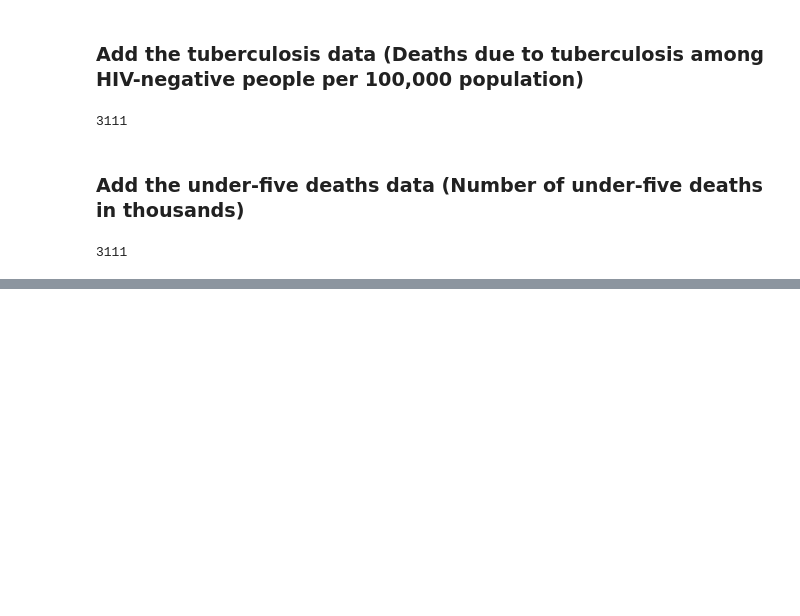
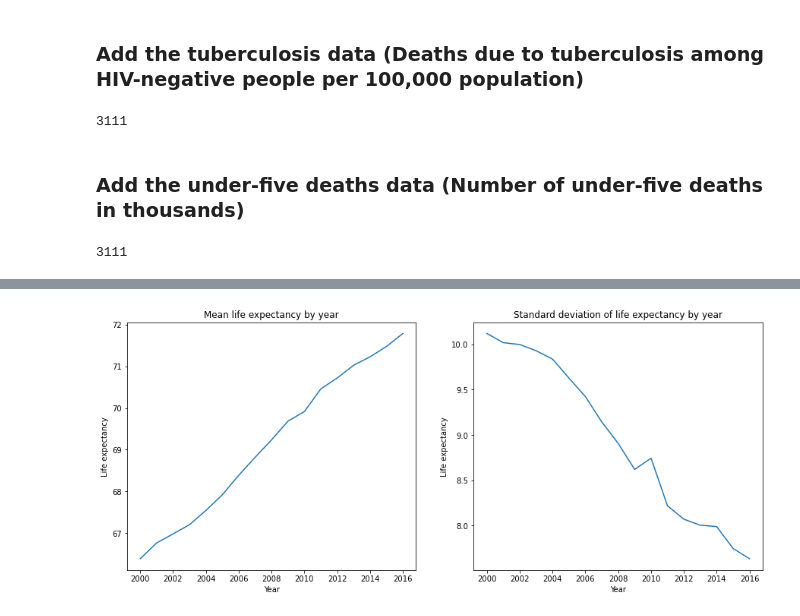
Before and after one commit to josephiyev/josephiyev.github.io, a Jupyter notebook: CMSC320Final.ipynb, the cells around one changed output, grey strips where cells are left out. Cells and saved outputs as stored; diff of their text form; code cells hidden in the pictures; blank space fills up the shorter version.

```diff
--- a/CMSC320Final.ipynb
+++ b/CMSC320Final.ipynb
@@ -431,0 +456,25 @@ df
+# %%
+# Labels the x and y axes and sets the size of the plot
+plt.figure(figsize=(15, 6))
+
+# Subplot for mean graph
+plt.subplot(1, 2, 1)
+
+# Compute mean for each year and plot it
+life_exp_mean = df.groupby('year', as_index=False)['life_expectancy'].mean()
+plt.title('Mean life expectancy by year')
+plt.xlabel('Year')
+plt.ylabel('Life expectancy')
+plt.plot(life_exp_mean['year'], life_exp_mean['life_expectancy'])
+
+# Compute standard deviation for each year and plot it
+plt.subplot(1, 2, 2)
+life_exp_std = df.groupby('year', as_index=False)['life_expectancy'].std()
+plt.title('Standard deviation of life expectancy by year')
+plt.xlabel('Year')
+plt.ylabel('Life expectancy')
+plt.plot(life_exp_std['year'], life_exp_std['life_expectancy'])
+
+plt.show()
+# %% [output]
+[figure, added]
```
Also changed, not shown: parts of 8 cells of this notebook.
